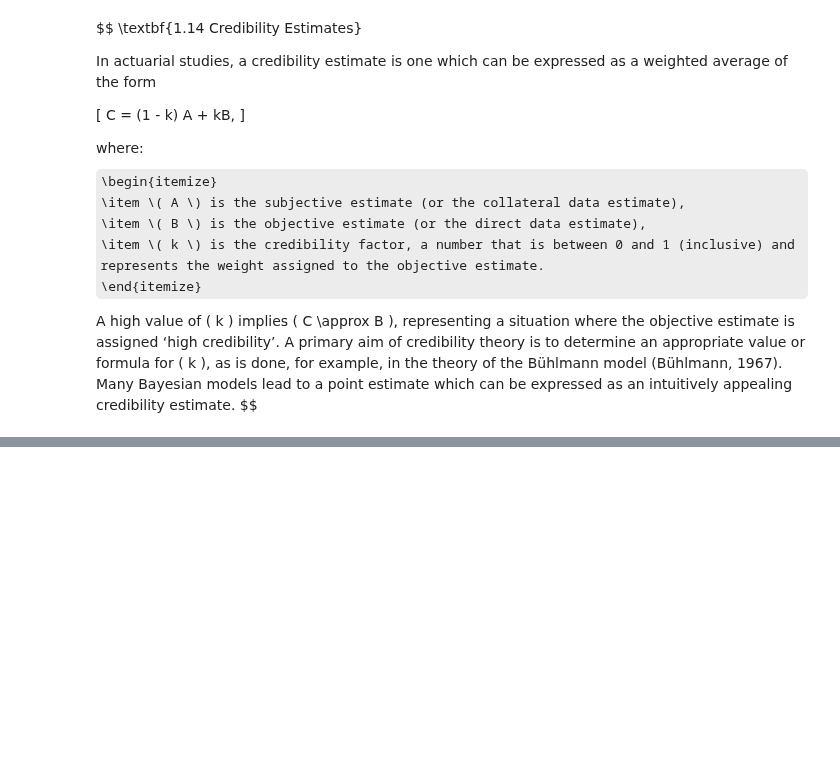
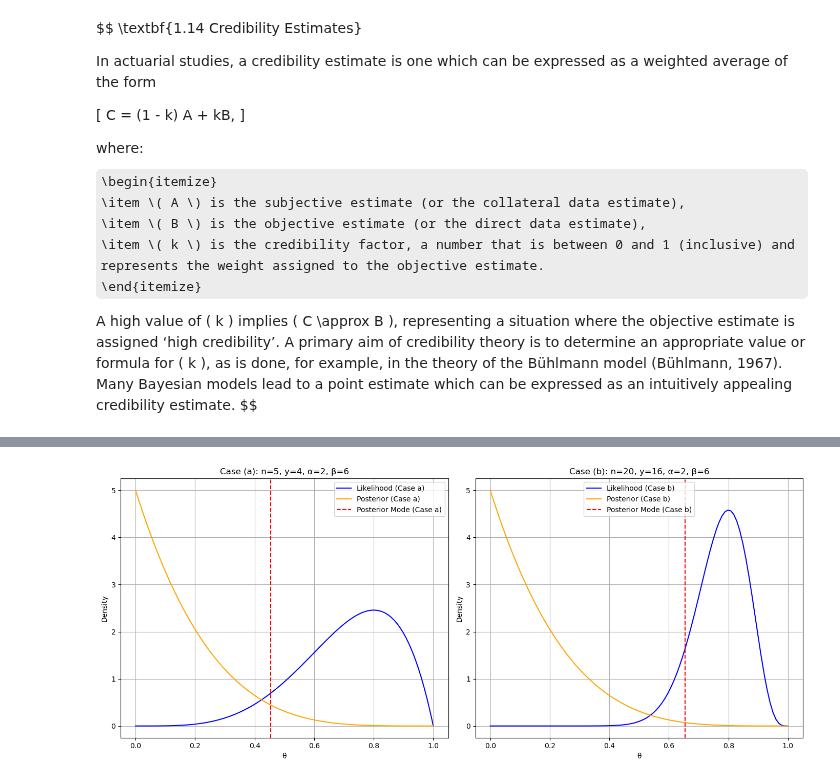
Before and after one commit to rocky115/DeepMythomatics, a Jupyter notebook: Sampling/Chapter-1/Saauntinaa_Saalo-3.ipynb, the cells around one changed output, grey strips where cells are left out. Drawn from its saved outputs; the diff is of its cells as text; code cells hidden in the pictures; some formulas as TeX source; blank space fills up the shorter version.

```diff
--- a/Sampling/Chapter-1/Saauntinaa_Saalo-3.ipynb
+++ b/Sampling/Chapter-1/Saauntinaa_Saalo-3.ipynb
@@ -252,0 +409,96 @@ Figure 9 illustrates the concept of credibility estimation by showing the releva
+# %%
+import numpy as np
+import matplotlib.pyplot as plt
+from scipy.stats import beta
+
+# Function to compute posterior mode and credibility factor
+def credibility_mode(alpha, beta_param, n, y):
+    # Prior mode
+    if alpha > 1:
+        prior_mode = (alpha - 1) / (alpha + beta_param - 2)
+    else:
+        prior_mode = 0  # Undefined for beta < 1
+
+    # MLE
+    mle = y / n
+
+    # Posterior parameters
+    alpha_post = alpha + y
+    beta_post = beta_param + (n - y)
+
+    # Posterior mode
+    if alpha_post > 1:
+        posterior_mode = (alpha_post - 1) / (alpha_post + beta_post - 2)
+    else:
+        posterior_mode = 0  # Undefined for beta < 1
+
+    # Credibility factor
+    credibility_factor = n / (n + alpha + beta_param - 2)
+
+    return prior_mode, mle, posterior_mode, credibility_factor
+
+# Parameters for Case (a)
+n_a = 5
+y_a = 4
+alpha_a = 2
+beta_a = 6
+
+# Parameters for Case (b)
+n_b = 20
+y_b = 16
+alpha_b = 2
+beta_b = 6
+
+# Calculate for both cases
+results_a = credibility_mode(alpha_a, beta_a, n_a, y_a)
+results_b = credibility_mode(alpha_b, beta_b, n_b, y_b)
+
+# Display results
+print("Case (a):")
+print(f"Prior Mode: {results_a[0]:.4f}, MLE: {results_a[1]:.4f}, Posterior Mode: {results_a[2]:.4f}, Credibility Factor: {results_a[3]:.4f}")
+print("\nCase (b):")
+print(f"Prior Mode: {results_b[0]:.4f}, MLE: {results_b[1]:.4f}, Posterior Mode: {results_b[2]:.4f}, Credibility Factor: {results_b[3]:.4f}")
+
+# Plotting the likelihood and posterior distributions for both cases
+theta = np.linspace(0, 1, 100)
+
+# Case (a) likelihood and posterior
+likelihood_a = (theta ** y_a) * ((1 - theta) ** (n_a - y_a))
+posterior_a = beta.pdf(theta, results_a[0] * (alpha_a + beta_a - 2), (1 - results_a[0]) * (alpha_a + beta_a - 2))
+
+# Case (b) likelihood and posterior
+likelihood_b = (theta ** y_b) * ((1 - theta) ** (n_b - y_b))
+posterior_b = beta.pdf(theta, results_b[0] * (alpha_b + beta_b - 2), (1 - results_b[0]) * (alpha_b + beta_b - 2))
+
+# Normalize likelihoods
+likelihood_a /= np.trapz(likelihood_a, theta)
+likelihood_b /= np.trapz(likelihood_b, theta)
+
+# Plotting
+plt.figure(figsize=(14, 6))
+
+# Case (a)
+plt.subplot(1, 2, 1)
+plt.plot(theta, likelihood_a, label='Likelihood (Case a)', color='blue')
+plt.plot(theta, posterior_a, label='Posterior (Case a)', color='orange')
+plt.axvline(results_a[2], color='red', linestyle='--', label='Posterior Mode (Case a)')
+plt.title('Case (a): n=5, y=4, α=2, β=6')
+plt.xlabel('θ')
+plt.ylabel('Density')
+plt.legend()
+plt.grid()
+
+# Case (b)
+plt.subplot(1, 2, 2)
+plt.plot(theta, likelihood_b, label='Likelihood (Case b)', color='blue')
+plt.plot(theta, posterior_b, label='Posterior (Case b)', color='orange')
+plt.axvline(results_b[2], color='red', linestyle='--', label='Posterior Mode (Case b)')
+plt.title('Case (b): n=20, y=16, α=2, β=6')
+plt.xlabel('θ')
+plt.ylabel('Density')
+plt.legend()
+plt.grid()
+
+plt.tight_layout()
+plt.show()
+# %% [output]
@@ -252,0 +510 @@ Figure 9 illustrates the concept of credibility estimation by showing the releva
+[figure, added]
```
Also changed, not shown: parts of 11 cells of this notebook, 1 other file.
